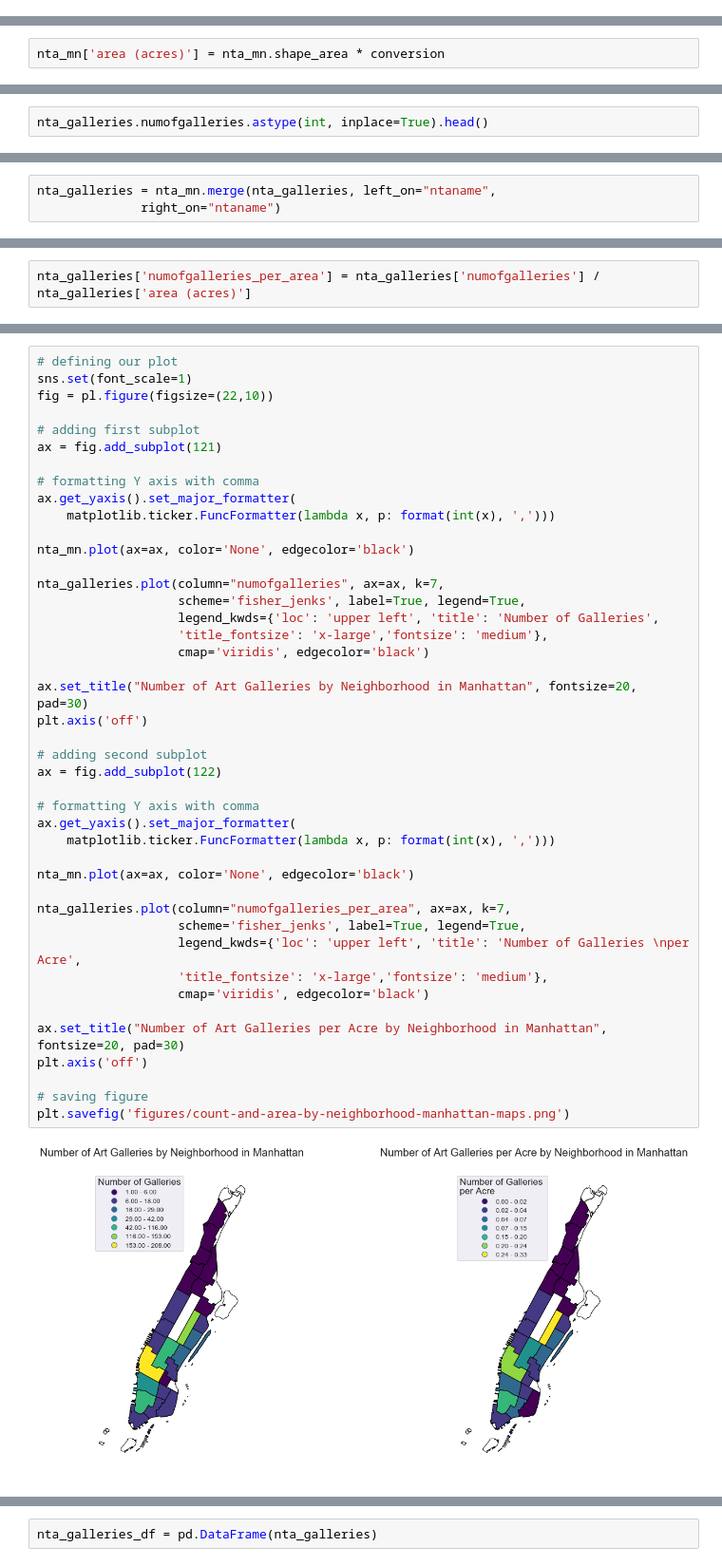
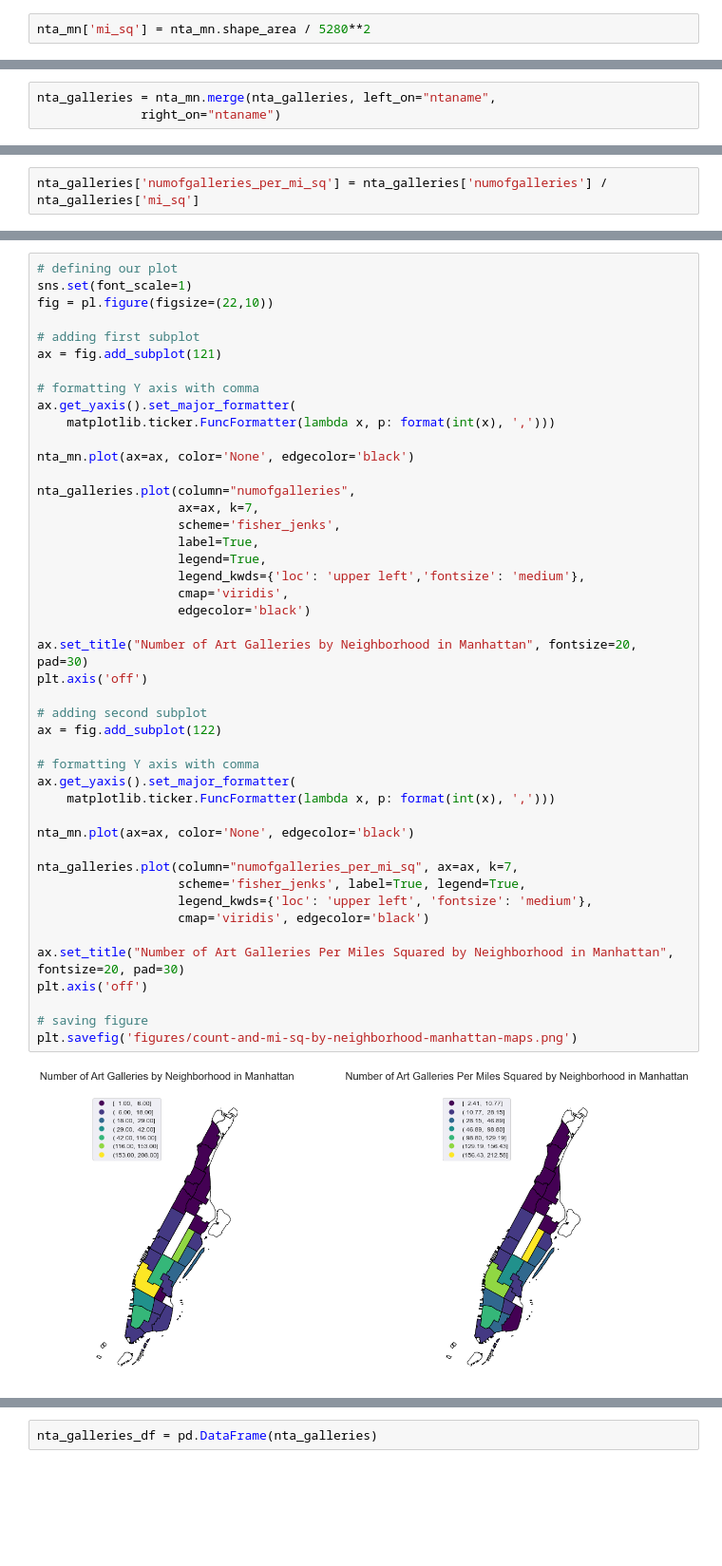
Before and after one commit to mebauer/nyc-art-galleries, a Jupyter notebook: nyc-art-galleries.ipynb, the cells around one changed output, grey strips where cells are left out. Shown at 95% size. Cells and saved outputs as stored; diff of their text form; blank space fills up the shorter version.

```diff
--- a/nyc-art-galleries.ipynb
+++ b/nyc-art-galleries.ipynb
@@ -162,0 +146,2 @@ Name: shape_area, dtype: float64
+# %%
+nta_mn['mi_sq'] = nta_mn.shape_area / 5280**2
@@ -167,2 +162,0 @@ dtype('float64')
-# %%
-nta_mn['area (acres)'] = nta_mn.shape_area * conversion
@@ -264,5 +269,3 @@ nta_galleries.dtypes
 ntaname           object
 numofgalleries     int64
 dtype: object
-# %%
-nta_galleries.numofgalleries.astype(int, inplace=True).head()
@@ -341,3 +344,3 @@ nta_galleries.head()
 # %%
-nta_galleries['numofgalleries_per_area'] = nta_galleries['numofgalleries'] / nta_galleries['area (acres)']
+nta_galleries['numofgalleries_per_mi_sq'] = nta_galleries['numofgalleries'] / nta_galleries['mi_sq']
 # %%
@@ -395,44 +402,46 @@ fig = pl.figure(figsize=(22,10))
 
 # adding first subplot
 ax = fig.add_subplot(121)
 
 # formatting Y axis with comma
 ax.get_yaxis().set_major_formatter(
     matplotlib.ticker.FuncFormatter(lambda x, p: format(int(x), ',')))
 
 nta_mn.plot(ax=ax, color='None', edgecolor='black')
 
-nta_galleries.plot(column="numofgalleries", ax=ax, k=7,
-                   scheme='fisher_jenks', label=True, legend=True,
-                   legend_kwds={'loc': 'upper left', 'title': 'Number of Galleries',
-                   'title_fontsize': 'x-large','fontsize': 'medium'},
-                   cmap='viridis', edgecolor='black')
+nta_galleries.plot(column="numofgalleries",
+                   ax=ax, k=7,
+                   scheme='fisher_jenks',
+                   label=True,
+                   legend=True,
+                   legend_kwds={'loc': 'upper left','fontsize': 'medium'},
+                   cmap='viridis',
+                   edgecolor='black')
 
 ax.set_title("Number of Art Galleries by Neighborhood in Manhattan", fontsize=20, pad=30)
 plt.axis('off')
 
 # adding second subplot
 ax = fig.add_subplot(122)
 
 # formatting Y axis with comma
 ax.get_yaxis().set_major_formatter(
     matplotlib.ticker.FuncFormatter(lambda x, p: format(int(x), ',')))
 
 nta_mn.plot(ax=ax, color='None', edgecolor='black')
 
-nta_galleries.plot(column="numofgalleries_per_area", ax=ax, k=7,
+nta_galleries.plot(column="numofgalleries_per_mi_sq", ax=ax, k=7,
                    scheme='fisher_jenks', label=True, legend=True,
-                   legend_kwds={'loc': 'upper left', 'title': 'Number of Galleries \nper Acre',
-                   'title_fontsize': 'x-large','fontsize': 'medium'},
+                   legend_kwds={'loc': 'upper left', 'fontsize': 'medium'},
                    cmap='viridis', edgecolor='black')
 
-ax.set_title("Number of Art Galleries per Acre by Neighborhood in Manhattan", fontsize=20, pad=30)
+ax.set_title("Number of Art Galleries Per Miles Squared by Neighborhood in Manhattan", fontsize=20, pad=30)
 plt.axis('off')
 
 # saving figure
-plt.savefig('figures/count-and-area-by-neighborhood-manhattan-maps.png')
+plt.savefig('figures/count-and-mi-sq-by-neighborhood-manhattan-maps.png')
 # %% [output]
-[figure, old version]
+[figure, new version]
 # %%
 nta_galleries.head()
 # %% [output]
```
Also changed, not shown: parts of 42 cells of this notebook, 12 other files.
